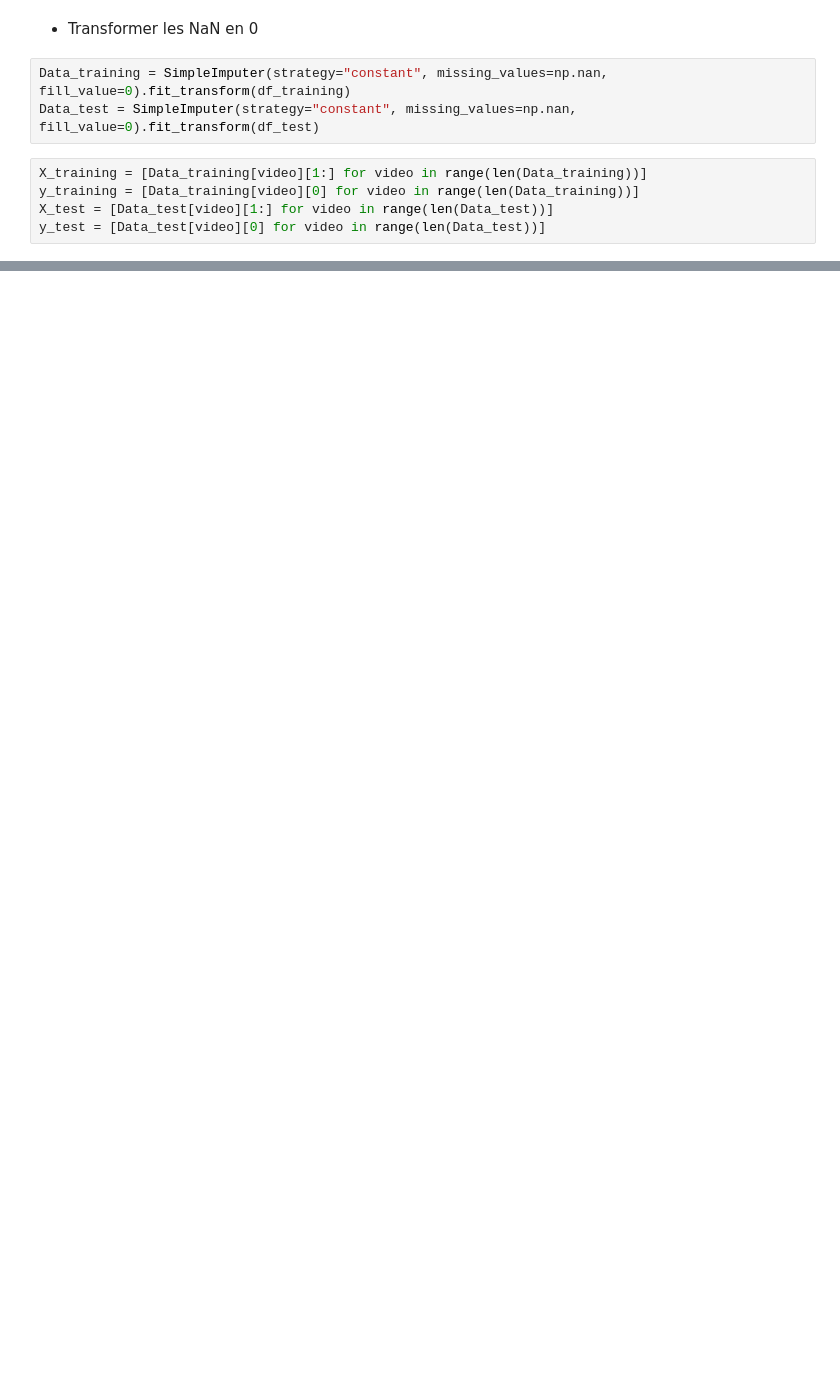
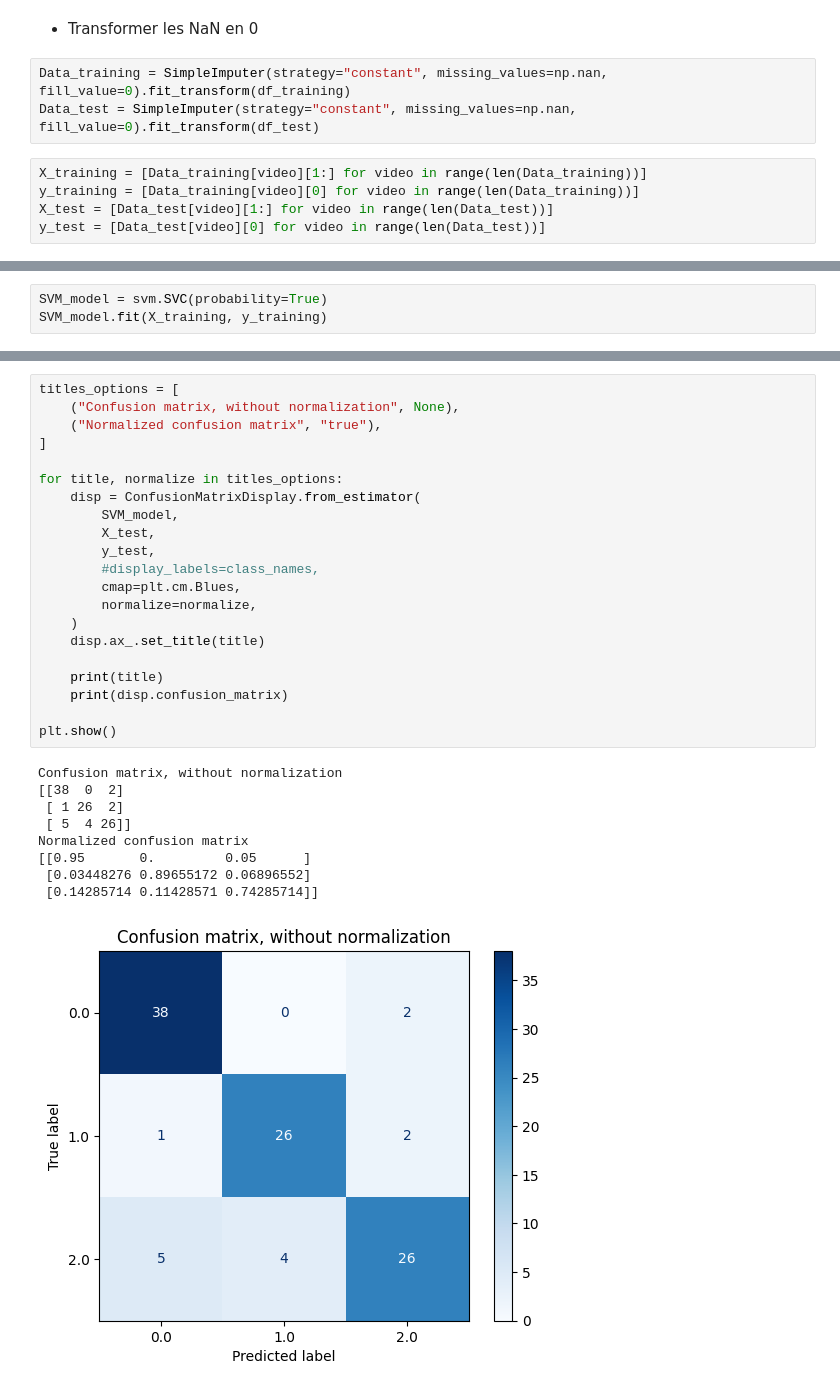
Before and after one commit to LucieDN/Sign-Language-Recognition, a Jupyter notebook: NoteBook/NoteBook.ipynb, the cells around one changed output, grey strips where cells are left out. Cells and saved outputs as stored; diff of their text form; blank space fills up the shorter version.

```diff
--- a/NoteBook/NoteBook.ipynb
+++ b/NoteBook/NoteBook.ipynb
@@ -416,0 +423,3 @@ y_test = [Data_test[video][0] for video in range(len(Data_test))]
+# %%
+SVM_model = svm.SVC(probability=True)
+SVM_model.fit(X_training, y_training)
@@ -416,0 +472,31 @@ y_test = [Data_test[video][0] for video in range(len(Data_test))]
+# %%
+titles_options = [
+    ("Confusion matrix, without normalization", None),
+    ("Normalized confusion matrix", "true"),
+]
+
+for title, normalize in titles_options:
+    disp = ConfusionMatrixDisplay.from_estimator(
+        SVM_model,
+        X_test,
+        y_test,
+        #display_labels=class_names,
+        cmap=plt.cm.Blues,
+        normalize=normalize,
+    )
+    disp.ax_.set_title(title)
+
+    print(title)
+    print(disp.confusion_matrix)
+
+plt.show()
+# %% [output]
+Confusion matrix, without normalization
+[[38  0  2]
+ [ 1 26  2]
+ [ 5  4 26]]
+Normalized confusion matrix
+[[0.95       0.         0.05      ]
+ [0.03448276 0.89655172 0.06896552]
+ [0.14285714 0.11428571 0.74285714]]
+[figure, added]
```
Also changed, not shown: parts of 14 cells of this notebook, 2 other files.
